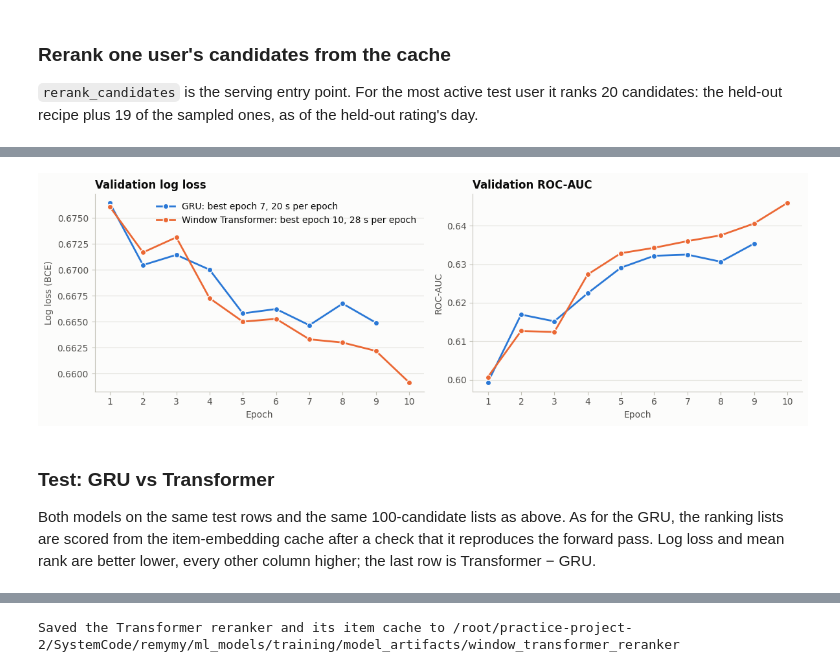
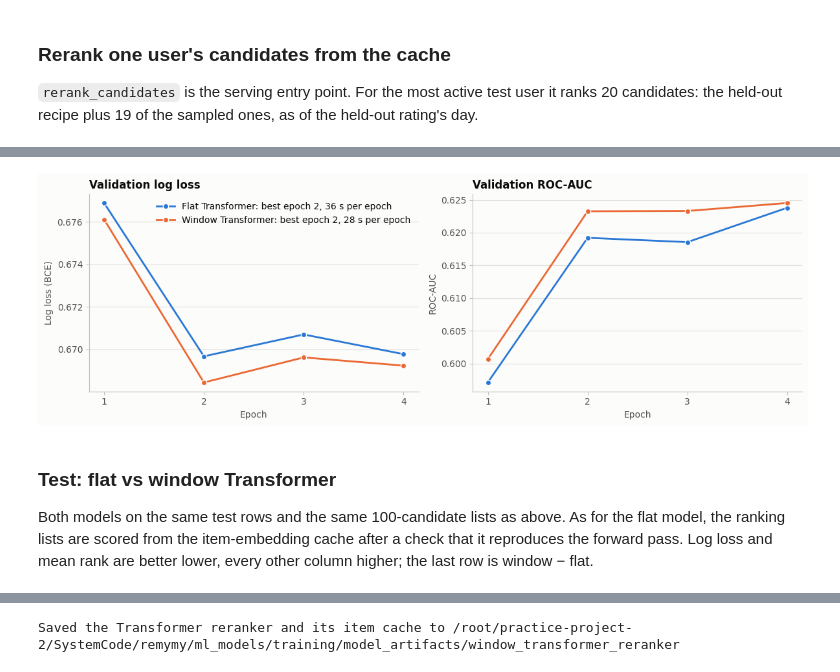
Before and after one commit to 2na3k/practice-project-2, a Jupyter notebook: SystemCode/remymy/ml_models/training/model_training_reranker_avgemb.ipynb, the cells around one changed output, grey strips where cells are left out. Drawn from its saved outputs; the diff is of its cells as text; code cells hidden in the pictures.

Commit message:
Training with Transformers

```diff
--- a/SystemCode/remymy/ml_models/training/model_training_reranker_avgemb.ipynb
+++ b/SystemCode/remymy/ml_models/training/model_training_reranker_avgemb.ipynb
@@ -999,10 +1139,10 @@ weights. Run the GRU cells first: the comparison reads their results.
 # %%
 @dataclass(frozen=True)
 class WindowTransformerConfig(RerankerConfig):
-    """RerankerConfig plus history windows and the history Transformer. t_max is now the ratings kept per window."""
+    """RerankerConfig plus history windows. t_max is now the ratings kept per window. n_kv_heads and
+    attention_window_days are not used: the window model's history encoder has full multi-head attention."""
     max_windows: int = 10                 # Most recent windows kept.
     window_gap_days: int = 183            # A gap this long between two ratings (about six months) starts a window.
-    history_layers: int = 1               # Self-attention layers over the history tokens.
 
 
 WINDOW_CONFIG = WindowTransformerConfig()
@@ -1047,9 +1187,7 @@ def history_windows(prior_end, user_start, mu_before, first_of_window, recipe_id
 
 
 # observed is sorted by user, then date: a rating's window only depends on the ratings up to it.
-first_of_window = window_starts(users.get_indexer(observed["user_id"]),
-                                observed["date"].to_numpy().astype("datetime64[D]").astype(np.int64),
-                                WINDOW_CONFIG.window_gap_days)
+first_of_window = window_starts(users.get_indexer(observed["user_id"]), observed_days, WINDOW_CONFIG.window_gap_days)
 
 
 def window_split(name):
@@ -1069,7 +1207,8 @@ def row_windows(arrays, index):
 
 def window_batch(arrays, index):
     """Model inputs for rows `index` of a window_data split: history (B, K, T) with its ratings mapped to [0, 1] as for
-    the GRU and window lengths (B, K), trimmed to the batch's windows and its longest window."""
+    the flat model, no days (the windows already group the ratings by time) and window lengths (B, K), trimmed to the
+    batch's windows and its longest window."""
     history, centered, window_len = row_windows(arrays, index)
     windows, steps = int((window_len > 0).sum(1).max()), int(window_len.max())
     history, centered = history[:, :windows, :steps], centered[:, :windows, :steps]
@@ -1077,8 +1216,10 @@ def window_batch(arrays, index):
     return (torch.from_numpy(arrays["candidate"][index]).to(device),
             torch.from_numpy(np.ascontiguousarray(history)).to(device),
             torch.from_numpy(rating.astype(np.float32)).to(device),
+            None,  # history_day: the window model does not use it.
             torch.from_numpy(np.ascontiguousarray(window_len[:, :windows])).to(device),
-            torch.from_numpy(arrays["profile"][index]).to(device))
+            torch.from_numpy(arrays["profile"][index]).to(device),
+            torch.from_numpy(arrays["preferences_nutrient"][index]).to(device))
 
 
 window_data = {name: window_split(name) for name in data}
@@ -1086,10 +1227,10 @@ window_summary = {}
 for name, arrays in window_data.items():
     window_len = np.concatenate([row_windows(arrays, slice(start, start + 65536))[2]
                                  for start in range(0, len(arrays["label"]), 65536)])
-    n_windows, in_windows, gru_sees = (window_len > 0).sum(1), window_len.sum(1), data[name]["history_len"]
+    n_windows, in_windows, flat_sees = (window_len > 0).sum(1), window_len.sum(1), data[name]["history_len"]
     window_summary[name] = {"mean_windows": n_windows.mean(), "rows_with_2+_windows": np.mean(n_windows >= 2),
-                            "mean_ratings_in_windows": in_windows.mean(), "mean_ratings_gru_sees": gru_sees.mean(),
-                            "rows_with_ratings_older_than_gru": np.mean(in_windows > gru_sees)}
+                            "mean_ratings_in_windows": in_windows.mean(), "mean_ratings_flat_sees": flat_sees.mean(),
+                            "rows_with_ratings_older_than_flat": np.mean(in_windows > flat_sees)}
 print(f"Windows: a gap of {WINDOW_CONFIG.window_gap_days}+ days starts one; the last {WINDOW_CONFIG.max_windows} "
       f"are kept, with the last {WINDOW_CONFIG.t_max} ratings of each")
 display(pd.DataFrame(window_summary).T.round(3))
@@ -1115,6 +1257,6 @@ Windows: a gap of 183+ days starts one; the last 10 are kept, with the last 20 r
 # %%
 class WindowTransformerHistoryEncoder(nn.Module):
-    """History windows → one self-attention state per history rating; takes the GRU's place in the reranker."""
+    """History windows → one self-attention state per history rating; takes HistoryEncoder's place in the reranker."""
 
     def __init__(self, config):
         super().__init__()
@@ -1127,13 +1269,14 @@ class WindowTransformerHistoryEncoder(nn.Module):
         self.self_attention = nn.TransformerEncoder(layer, config.history_layers, norm=nn.LayerNorm(d),
                                                     enable_nested_tensor=False)
 
-    def forward(self, history_emb, history_rating, window_len):
+    def forward(self, history_emb, history_rating, history_day, window_len):
         """States (B, L, d) and their padding mask (B, L), True = padded: row b's ratings fill its first
         window_len[b].sum() slots, and L is the most that any row of the batch has.
 
         history_emb (B, K, T, d) and history_rating (B, K, T) hold window k's ratings in date order, left-aligned,
         window 0 the most recent; window_len (B, K) counts them, 0 for a window the user does not have. The tokens of
-        all K windows form one sequence, so each rating attends within its own window and across the others."""
+        all K windows form one sequence, so each rating attends within its own window and across the others.
+        history_day is not used (None): the windows already group the ratings by time."""
         window_len = window_len.to(history_emb.device)
         windows, steps = history_emb.shape[1:3]
         steps_back = window_len.unsqueeze(-1) - 1 - torch.arange(steps, device=history_emb.device)  # (B, K, T)
@@ -1149,11 +1292,13 @@ class WindowTransformerHistoryEncoder(nn.Module):
         return self.self_attention(packed, src_key_padding_mask=padded), padded
 
 
-class WindowTransformerReranker(GRUCrossAttentionReranker):
-    """GRUCrossAttentionReranker over history windows, with WindowTransformerHistoryEncoder in place of the GRU.
+class WindowTransformerReranker(TransformerCrossAttentionReranker):
+    """TransformerCrossAttentionReranker over history windows, with WindowTransformerHistoryEncoder in place of
+    HistoryEncoder.
 
-    forward, user_keys and score_candidates are inherited: they take history (B, K, T) and window lengths (B, K) in
-    place of history (B, T) and its lengths, and the candidate attends over [U_profile; one state per rating]."""
+    forward, user_keys and score_candidates are inherited: they take history (B, K, T), no days and window lengths
+    (B, K) in place of history (B, T), its days and its lengths, and the candidate attends over
+    [U_profile; one state per rating]."""
 
     def __init__(self, token_ids, field_ids, numeric, vocab_size, n_profile, config):
         super().__init__(token_ids, field_ids, numeric, vocab_size, n_profile, config)
@@ -1164,13 +1309,13 @@ def parameter_count(module):
     return sum(parameter.numel() for parameter in module.parameters())
 
 
-# The same seed as the GRU model: every module but the history encoder starts from the GRU model's initial weights.
+# The same seed as the flat model: every module but the history encoder starts from the flat model's initial weights.
 torch.manual_seed(WINDOW_CONFIG.seed)
 window_model = WindowTransformerReranker(token_ids, field_ids, recipe_numeric, len(vocabulary), profile.shape[1],
                                          WINDOW_CONFIG).to(device)
 print(window_model.history_encoder)
 print(f"{parameter_count(window_model):,} parameters, {parameter_count(window_model.history_encoder):,} of them in "
-      f"the history encoder (GRU model: {parameter_count(model):,} and {parameter_count(model.history_encoder):,})")
+      f"the history encoder (flat model: {parameter_count(model):,} and {parameter_count(model.history_encoder):,})")
 # %% [output]
 WindowTransformerHistoryEncoder(
   (rating_projection): Linear(in_features=1, out_features=64, bias=True)
@@ -1214,28 +1356,28 @@ Best epoch 10; its weights are restored
 # %%
 with plt.rc_context(VIZ_STYLE):
     fig, (loss_ax, auc_ax) = plt.subplots(1, 2, figsize=(12, 4))
-    for name, history, best, color in [("GRU", training_history, best_epoch, BLUE),
+    for name, history, best, color in [("Flat Transformer", training_history, best_epoch, BLUE),
                                        ("Window Transformer", window_history, window_best_epoch, ORANGE)]:
         label = f"{name}: best epoch {best}, {history['seconds'].mean():.0f} s per epoch"
         for ax, column in [(loss_ax, "validation_log_loss"), (auc_ax, "validation_roc_auc")]:
             ax.plot(history["epoch"], history[column], color=color, linewidth=2, marker="o", markersize=6,
                     markeredgecolor=SURFACE, label=label)
     loss_ax.set(xlabel="Epoch", ylabel="Log loss (BCE)", title="Validation log loss")
     auc_ax.set(xlabel="Epoch", ylabel="ROC-AUC", title="Validation ROC-AUC")
     for ax in (loss_ax, auc_ax):
         ax.set_xticks(np.union1d(training_history["epoch"], window_history["epoch"]))
         ax.grid(axis="x", visible=False)
     loss_ax.legend(frameon=False, loc="upper right")
     fig.tight_layout()
     plt.show()
 # %% [output]
-[figure, old version]
+[figure, new version]
 # %% [markdown]
-### Test: GRU vs Transformer
+### Test: flat vs window Transformer
 
-Both models on the same test rows and the same 100-candidate lists as above. As for the GRU, the ranking lists are
+Both models on the same test rows and the same 100-candidate lists as above. As for the flat model, the ranking lists are
 scored from the item-embedding cache after a check that it reproduces the forward pass. Log loss and mean rank are
-better lower, every other column higher; the last row is Transformer − GRU.
+better lower, every other column higher; the last row is window − flat.
 # %%
 window_test_probability = predict_proba(window_model, window_data["test"], make_batch=window_batch)
 window_embeddings = encode_catalog(window_model)
```
Also changed, not shown: parts of 32 cells of this notebook, 1 other file.
